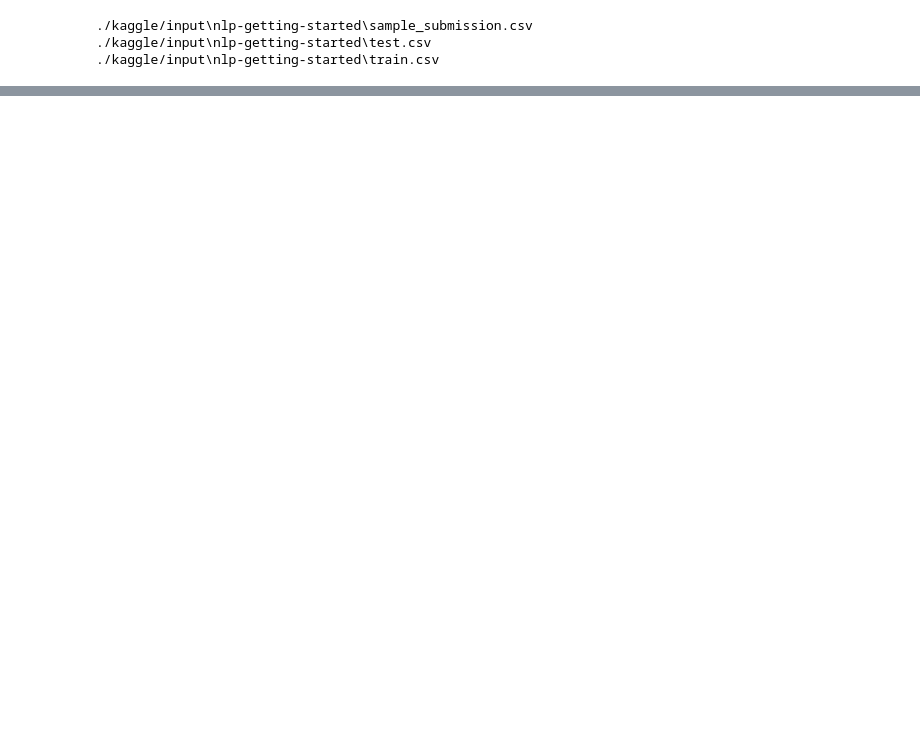
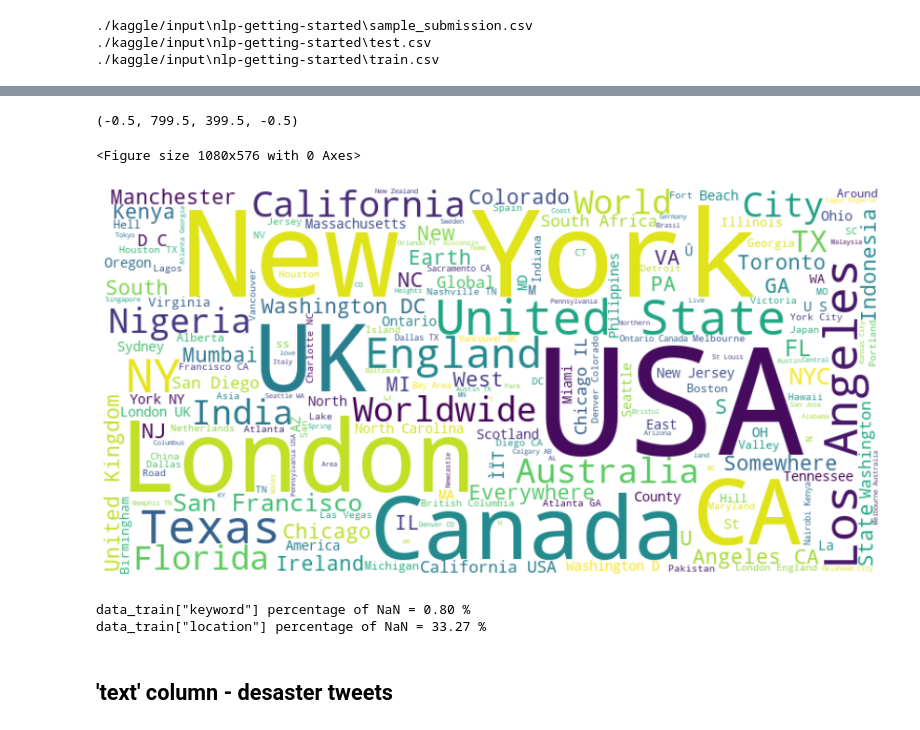
Before and after one commit to tonytrieu/DesasterTweets, a Jupyter notebook: desaster-tweet-eda.ipynb, the cells around one changed output, grey strips where cells are left out. Cells and saved outputs as stored; diff of their text form; code cells hidden in the pictures; blank space fills up the shorter version.

```diff
--- a/desaster-tweet-eda.ipynb
+++ b/desaster-tweet-eda.ipynb
@@ -22,0 +134,34 @@ for dirname, _, filenames in os.walk("./kaggle/input"):
+# %%
+# Creating word cloud. NaN and empty entries need to be removed:
+data_train_location_isval = data_train.dropna(subset = ["location"])
+data_train_location_isval = data_train_location_isval.loc[(data_train.keyword != '')]
+
+# creating "cleaned_location". NaN and '' values removed. Whitespace replaced with % for word cloud
+cleaned_location = list(map(lambda text: re.sub(r'\s', '%', text), list(data_train_location_isval.location[:10].values)))
+# %%
+# Preparing text for word cloud
+# Cleaning text using Regex. Replacing spaces: '%20' with '%'
+text = ' '.join(data_train_location_isval['location'].sample(frac = 1)) # needs to be shuffled to avoid wordcloud conflicts with repeating words
+clean_text = re.sub(r'%20', '%', text)
+
+# Generating wordcloud
+wc = WordCloud(width = 800, height = 400, background_color = 'white')
+wc.generate(clean_text)
+plt.figure(figsize=(15,8))
+wc.generate(clean_text)
+plt.figure(figsize=(15,8))
+plt.imshow(wc, interpolation = 'bilinear')
+plt.axis('off')
+# %% [output]
+(-0.5, 799.5, 399.5, -0.5)
+<Figure size 1080x576 with 0 Axes>
+[figure, added]
+# %%
+# calculating percentage of Nan values
+print(f'data_train["keyword"] percentage of NaN = {data_train["keyword"].isna().mean()*100:.2f} %')
+print(f'data_train["location"] percentage of NaN = {data_train["location"].isna().mean()*100:.2f} %')
+# %% [output]
+data_train["keyword"] percentage of NaN = 0.80 %
+data_train["location"] percentage of NaN = 33.27 %
+# %% [markdown]
+## 'text' column - desaster tweets
```
Also changed, not shown: parts of 15 cells of this notebook, 1 other file.
